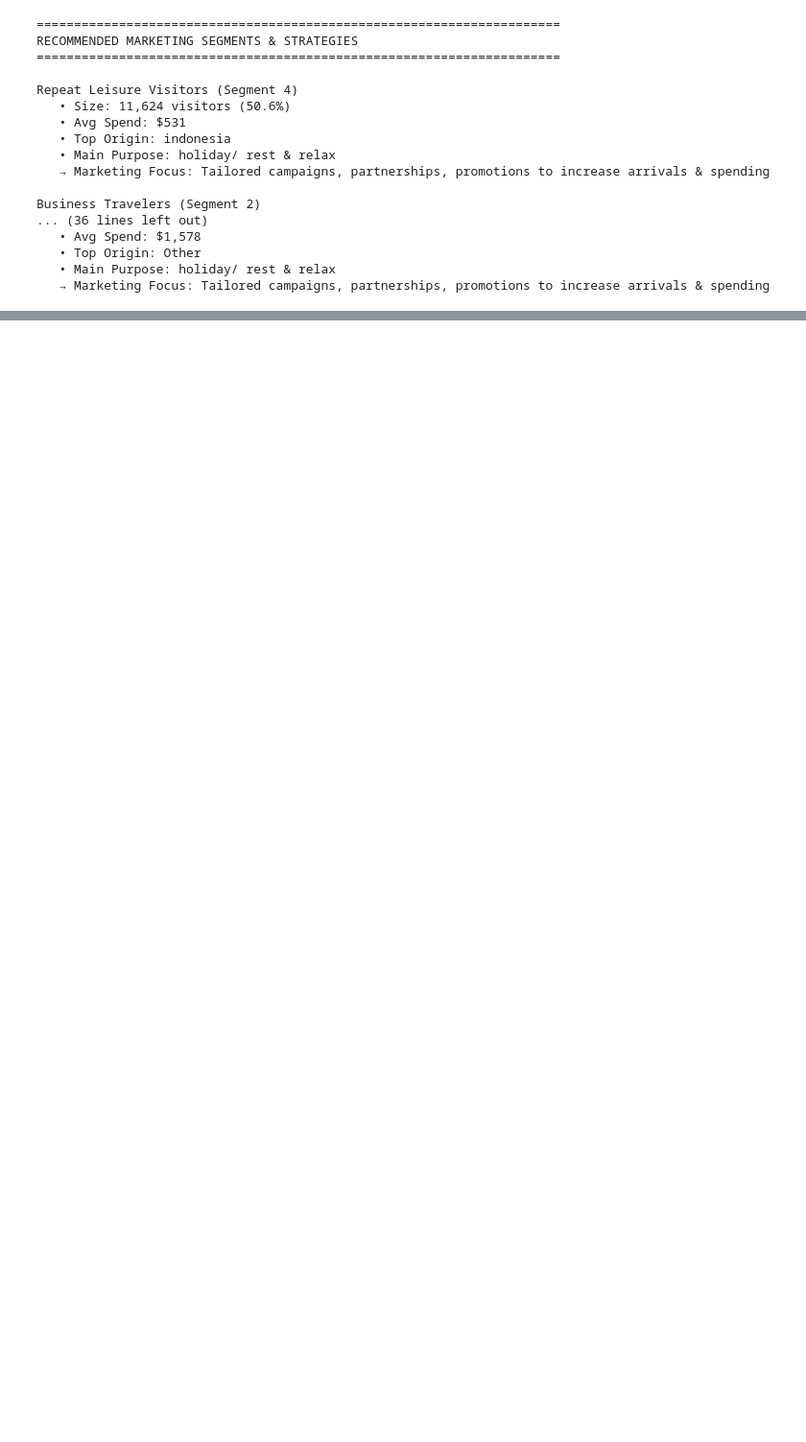
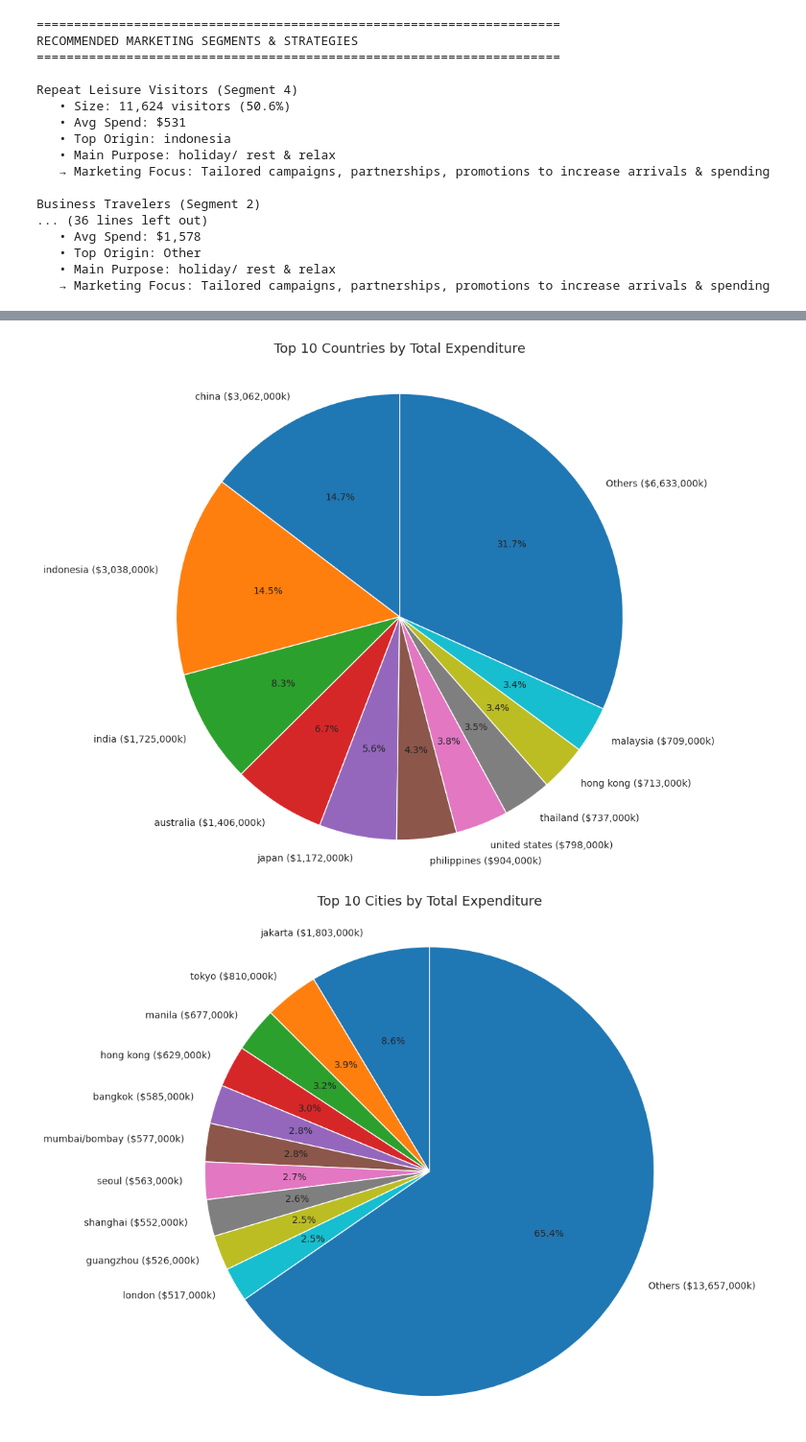
Before and after one commit to janicewee/STB, a Jupyter notebook: STB.ipynb, the cells around one changed output, grey strips where cells are left out. Shown at 96% size. Saved outputs shown, nothing was run; the diff lists cells and outputs as text; code cells hidden in the pictures; blank space fills up the shorter version.

```diff
--- a/STB.ipynb
+++ b/STB.ipynb
@@ -776,0 +1171,58 @@ Business Travelers (Segment 2)
+# %%
+import pandas as pd
+import matplotlib.pyplot as plt
+import numpy as np
+
+# Replace 'df_clean' with your actual DataFrame name if different
+df = df_clean  # or just use df if that's your DataFrame
+
+def create_pie_chart(df, column, title, top_n=10):
+    """
+    Creates a pie chart for top categories by total expenditure.
+    Amounts rounded up to nearest thousand and labeled with $Xk.
+    """
+    # Group by column and calculate total expenditure
+    grouped = df.groupby(column)['tot.exp'].sum().sort_values(ascending=False)
+
+    # Take top n
+    top = grouped.head(top_n)
+
+    # Combine the rest as 'Others'
+    others_sum = grouped.iloc[top_n:].sum()
+    if others_sum > 0:
+        top = pd.concat([top, pd.Series([others_sum], index=['Others'])])
+
+    # Round up to nearest thousand
+    amounts_rounded = np.ceil(top / 1000) * 1000
+
+    # Create labels: Category ($Xk)
+    labels = [f"{idx} (${int(amount):,}k)" for idx, amount in zip(top.index, amounts_rounded)]
+
+    # Pie chart
+    plt.figure(figsize=(10, 8))
+    plt.pie(top, labels=labels, autopct='%1.1f%%', startangle=90, textprops={'fontsize': 10})
+    plt.title(title, fontsize=14, pad=20)
+    plt.axis('equal')  # Equal aspect ratio for circle
+    plt.tight_layout()
+    plt.show()
+
+# 1. Top 10 Countries by Total Expenditure
+create_pie_chart(df, 'Country of Residence', 'Top 10 Countries by Total Expenditure')
+
+# 2. Top 10 Cities by Total Expenditure
+create_pie_chart(df, 'City of Residence', 'Top 10 Cities by Total Expenditure')
+
+# 3. Main Purpose of Visit by Total Expenditure (likely <10 categories, so show all)
+create_pie_chart(df, 'Main Purpose of Visit', 'Main Purpose of Visit by Total Expenditure', top_n=20)
+
+# 4. Travel Type by Total Expenditure
+create_pie_chart(df, 'Travel Type', 'Travel Type by Total Expenditure', top_n=20)
+
+# 5. Gender by Total Expenditure
+create_pie_chart(df, 'Gender', 'Gender by Total Expenditure', top_n=20)
+
+# 6. First Visit to Singapore by Total Expenditure
+create_pie_chart(df, 'First Visit To Singapore', 'First Visit to Singapore by Total Expenditure', top_n=20)
+# %% [output]
+[figure, added]
+[figure, added]
```
Also changed, not shown: parts of 17 cells of this notebook.
